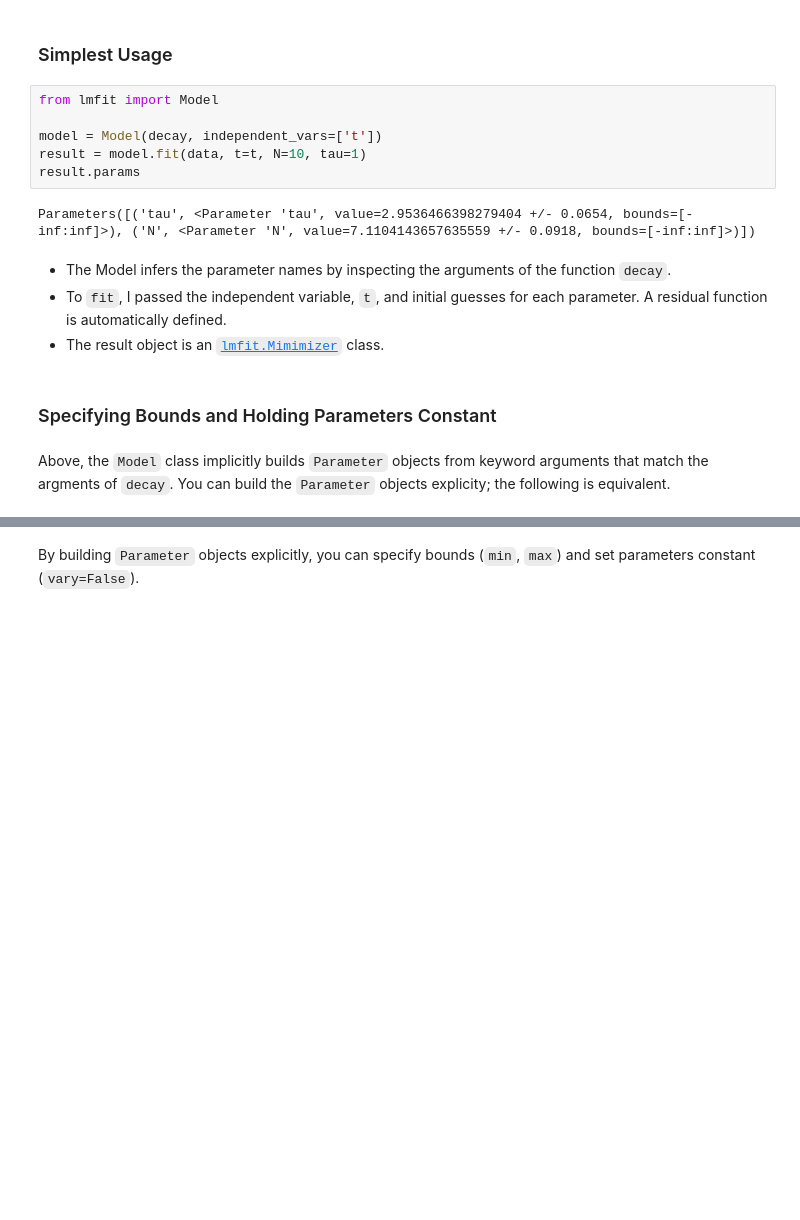
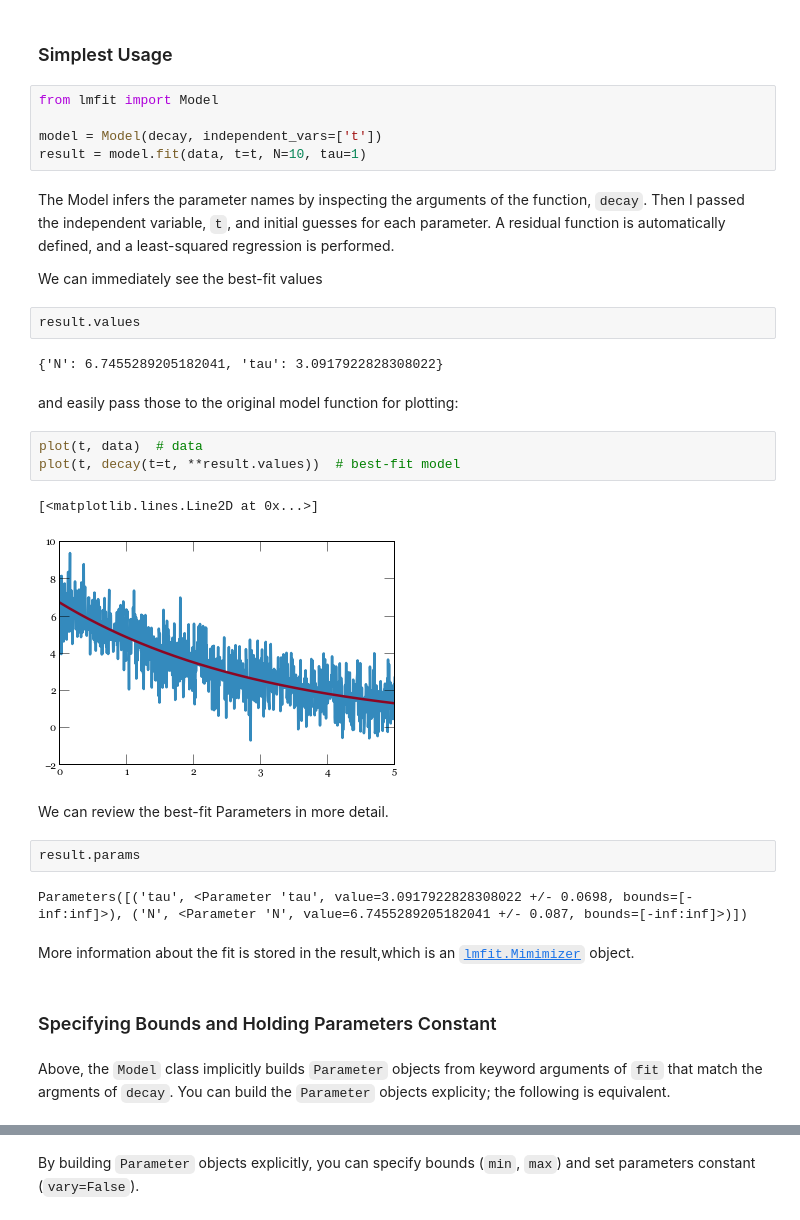
Before and after one commit to lmfit/lmfit-py, a Jupyter notebook: examples/lmfit-model.ipynb, the cells around one changed output, grey strips where cells are left out. Drawn from its saved outputs; the diff is of its cells as text; blank space fills up the shorter version.

Commit message:
ENH: Add values property to Minimizer for convenient plotting.

```diff
--- a/examples/lmfit-model.ipynb
+++ b/examples/lmfit-model.ipynb
@@ -15,17 +15,34 @@ from lmfit import Model
 
 model = Model(decay, independent_vars=['t'])
 result = model.fit(data, t=t, N=10, tau=1)
-result.params
-# %% [output]
-Parameters([('tau', <Parameter 'tau', value=2.9536466398279404 +/- 0.0654, bounds=[-inf:inf]>), ('N', <Parameter 'N', value=7.1104143657635559 +/- 0.0918, bounds=[-inf:inf]>)])
 # %% [markdown]
-* The Model infers the parameter names by inspecting the arguments of the function ``decay``.
-* To ``fit``, I passed the independent variable, ``t``, and initial guesses for each parameter. A residual function is automatically defined.
-* The result object is an [``lmfit.Mimimizer``](http://newville.github.io/lmfit-py/fitting.html#Minimizer) class.
+The Model infers the parameter names by inspecting the arguments of the function, ``decay``. Then I passed the independent variable, ``t``, and initial guesses for each parameter. A residual function is automatically defined, and a least-squared regression is performed.
+
+We can immediately see the best-fit values
+# %%
+result.values
+# %% [output]
+{'N': 6.7455289205182041, 'tau': 3.0917922828308022}
+# %% [markdown]
+and easily pass those to the original model function for plotting:
+# %%
+plot(t, data)  # data
+plot(t, decay(t=t, **result.values))  # best-fit model
+# %% [output]
+[<matplotlib.lines.Line2D at 0x...>]
+[figure, added]
+# %% [markdown]
+We can review the best-fit Parameters in more detail.
+# %%
+result.params
+# %% [output]
+Parameters([('tau', <Parameter 'tau', value=3.0917922828308022 +/- 0.0698, bounds=[-inf:inf]>), ('N', <Parameter 'N', value=6.7455289205182041 +/- 0.087, bounds=[-inf:inf]>)])
+# %% [markdown]
+More information about the fit is stored in the result,which is an [``lmfit.Mimimizer``](http://newville.github.io/lmfit-py/fitting.html#Minimizer) object.
 # %% [markdown]
 ### Specifying Bounds and Holding Parameters Constant
 # %% [markdown]
-Above, the ``Model`` class implicitly builds ``Parameter`` objects from keyword arguments that match the argments of ``decay``. You can build the ``Parameter`` objects explicity; the following is equivalent.
+Above, the ``Model`` class implicitly builds ``Parameter`` objects from keyword arguments of ``fit`` that match the argments of ``decay``. You can build the ``Parameter`` objects explicity; the following is equivalent.
 # %%
 from lmfit import Parameter
 
```
Also changed, not shown: parts of 18 cells of this notebook, 2 other files.
